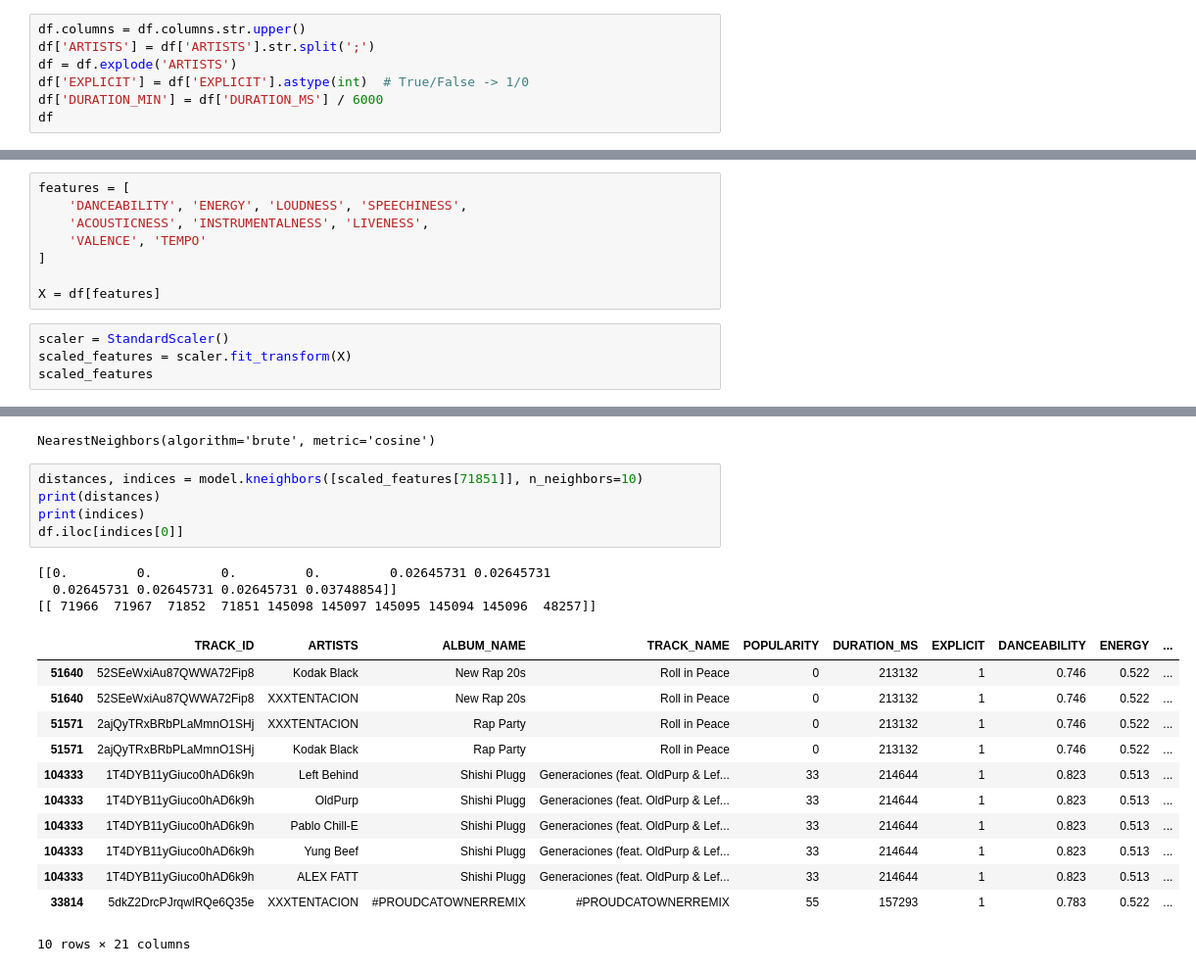
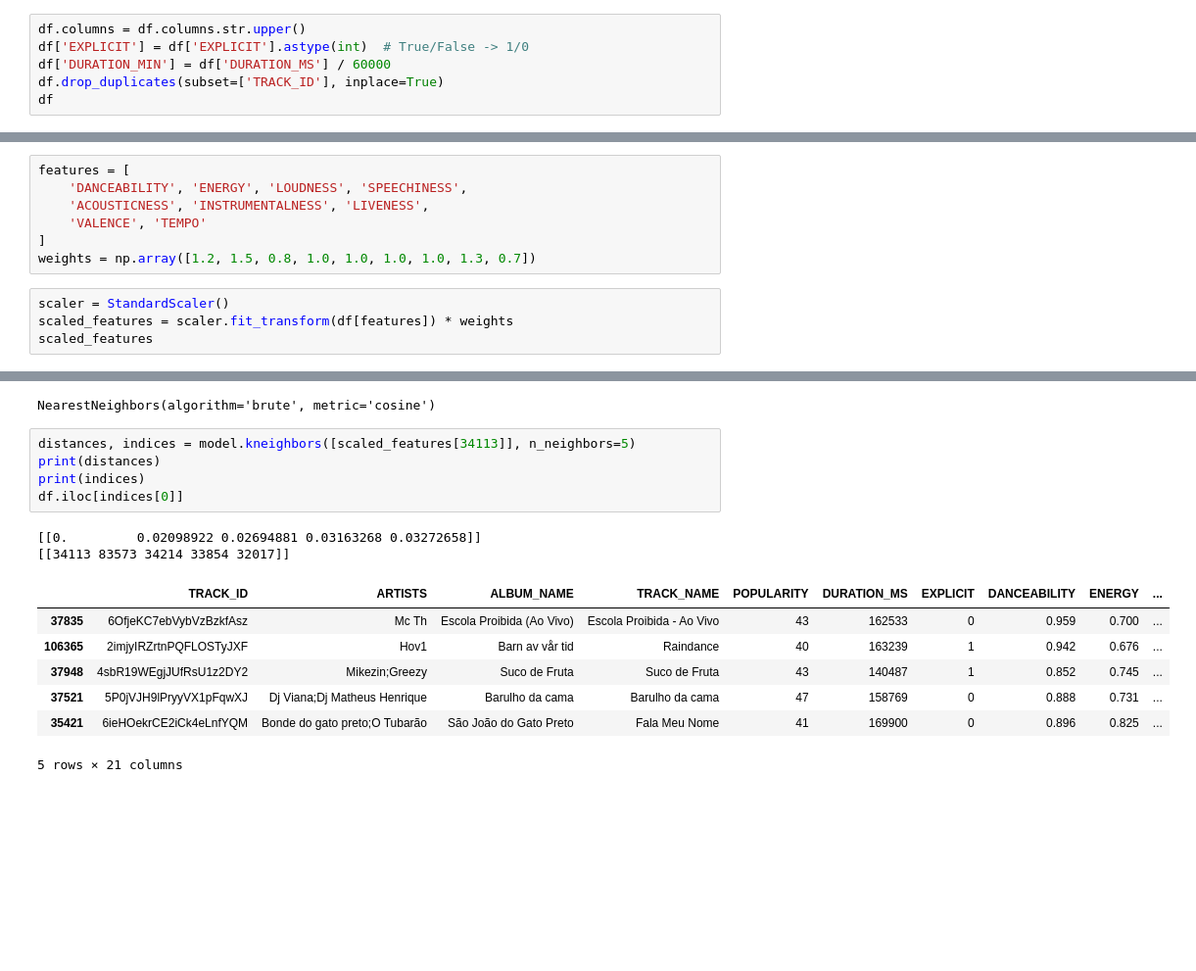
Before and after one commit to SherlByom/Spotify-Music-Recommendation-System, a Jupyter notebook: Notebooks/data_processing.ipynb, the cells around one changed output, grey strips where cells are left out. Shown at 98% size. Drawn from its saved outputs; the diff is of its cells as text; blank space fills up the shorter version.

Commit message:
Added weights to features

```diff
--- a/Notebooks/data_processing.ipynb
+++ b/Notebooks/data_processing.ipynb
@@ -63,10 +63,9 @@ track_genre         0
 dtype: int64
 # %%
 df.columns = df.columns.str.upper()
-df['ARTISTS'] = df['ARTISTS'].str.split(';')
-df = df.explode('ARTISTS')
 df['EXPLICIT'] = df['EXPLICIT'].astype(int)  # True/False -> 1/0
-df['DURATION_MIN'] = df['DURATION_MS'] / 6000
+df['DURATION_MIN'] = df['DURATION_MS'] / 60000
+df.drop_duplicates(subset=['TRACK_ID'], inplace=True)
 df
 # %% [output]
 |  | TRACK_ID | ARTISTS | ALBUM_NAME | TRACK_NAME | POPULARITY | DURATION_MS | EXPLICIT | DANCEABILITY | ENERGY | ... |
@@ -88,10 +87,9 @@ features = [
     'ACOUSTICNESS', 'INSTRUMENTALNESS', 'LIVENESS',
     'VALENCE', 'TEMPO'
 ]
-
-X = df[features]
+weights = np.array([1.2, 1.5, 0.8, 1.0, 1.0, 1.0, 1.0, 1.3, 0.7])
 # %%
 scaler = StandardScaler()
-scaled_features = scaler.fit_transform(X)
+scaled_features = scaler.fit_transform(df[features]) * weights
 scaled_features
 # %% [output]
@@ -114,23 +112,17 @@ model.fit(scaled_features)
 # %% [output]
 NearestNeighbors(algorithm='brute', metric='cosine')
 # %%
-distances, indices = model.kneighbors([scaled_features[71851]], n_neighbors=10)
+distances, indices = model.kneighbors([scaled_features[34113]], n_neighbors=5)
 print(distances)
 print(indices)
 df.iloc[indices[0]]
 # %% [output]
-[[0.         0.         0.         0.         0.02645731 0.02645731
-  0.02645731 0.02645731 0.02645731 0.03748854]]
-[[ 71966  71967  71852  71851 145098 145097 145095 145094 145096  48257]]
+[[0.         0.02098922 0.02694881 0.03163268 0.03272658]]
+[[34113 83573 34214 33854 32017]]
 |  | TRACK_ID | ARTISTS | ALBUM_NAME | TRACK_NAME | POPULARITY | DURATION_MS | EXPLICIT | DANCEABILITY | ENERGY | ... |
-| 51640 | 52SEeWxiAu87QWWA72Fip8 | Kodak Black | New Rap 20s | Roll in Peace | 0 | 213132 | 1 | 0.746 | 0.522 | ... |
-| 51640 | 52SEeWxiAu87QWWA72Fip8 | XXXTENTACION | New Rap 20s | Roll in Peace | 0 | 213132 | 1 | 0.746 | 0.522 | ... |
-| 51571 | 2ajQyTRxBRbPLaMmnO1SHj | XXXTENTACION | Rap Party | Roll in Peace | 0 | 213132 | 1 | 0.746 | 0.522 | ... |
-| 51571 | 2ajQyTRxBRbPLaMmnO1SHj | Kodak Black | Rap Party | Roll in Peace | 0 | 213132 | 1 | 0.746 | 0.522 | ... |
-| 104333 | 1T4DYB11yGiuco0hAD6k9h | Left Behind | Shishi Plugg | Generaciones (feat. OldPurp & Lef... | 33 | 214644 | 1 | 0.823 | 0.513 | ... |
-| 104333 | 1T4DYB11yGiuco0hAD6k9h | OldPurp | Shishi Plugg | Generaciones (feat. OldPurp & Lef... | 33 | 214644 | 1 | 0.823 | 0.513 | ... |
-| 104333 | 1T4DYB11yGiuco0hAD6k9h | Pablo Chill-E | Shishi Plugg | Generaciones (feat. OldPurp & Lef... | 33 | 214644 | 1 | 0.823 | 0.513 | ... |
-| 104333 | 1T4DYB11yGiuco0hAD6k9h | Yung Beef | Shishi Plugg | Generaciones (feat. OldPurp & Lef... | 33 | 214644 | 1 | 0.823 | 0.513 | ... |
-| 104333 | 1T4DYB11yGiuco0hAD6k9h | ALEX FATT | Shishi Plugg | Generaciones (feat. OldPurp & Lef... | 33 | 214644 | 1 | 0.823 | 0.513 | ... |
-| 33814 | 5dkZ2DrcPJrqwlRQe6Q35e | XXXTENTACION | #PROUDCATOWNERREMIX | #PROUDCATOWNERREMIX | 55 | 157293 | 1 | 0.783 | 0.522 | ... |
+| 37835 | 6OfjeKC7ebVybVzBzkfAsz | Mc Th | Escola Proibida (Ao Vivo) | Escola Proibida - Ao Vivo | 43 | 162533 | 0 | 0.959 | 0.700 | ... |
+| 106365 | 2imjyIRZrtnPQFLOSTyJXF | Hov1 | Barn av vår tid | Raindance | 40 | 163239 | 1 | 0.942 | 0.676 | ... |
+| 37948 | 4sbR19WEgjJUfRsU1z2DY2 | Mikezin;Greezy | Suco de Fruta | Suco de Fruta | 43 | 140487 | 1 | 0.852 | 0.745 | ... |
+| 37521 | 5P0jVJH9lPryyVX1pFqwXJ | Dj Viana;Dj Matheus Henrique | Barulho da cama | Barulho da cama | 47 | 158769 | 0 | 0.888 | 0.731 | ... |
+| 35421 | 6ieHOekrCE2iCk4eLnfYQM | Bonde do gato preto;O Tubarão | São João do Gato Preto | Fala Meu Nome | 41 | 169900 | 0 | 0.896 | 0.825 | ... |
-10 rows × 21 columns
+5 rows × 21 columns
```
Also changed, not shown: parts of 2 cells of this notebook.
